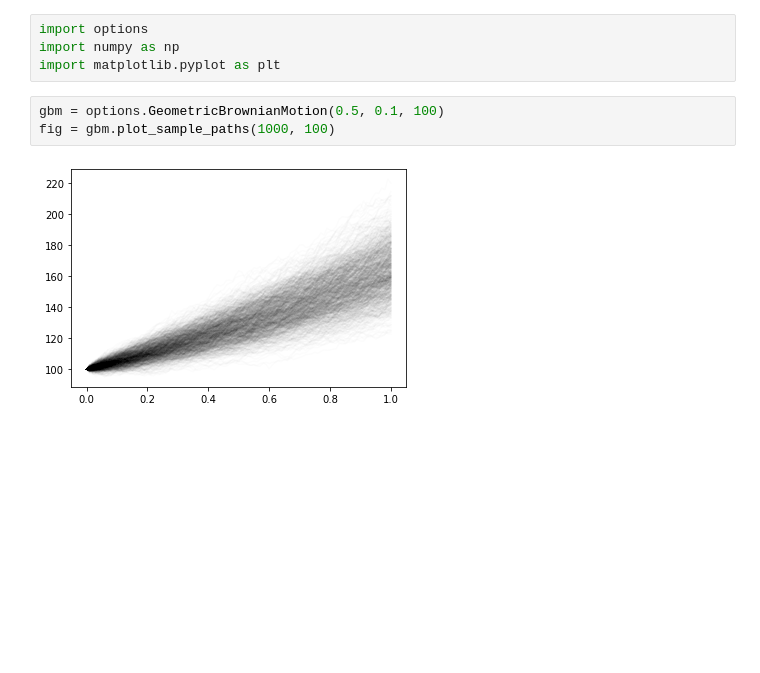
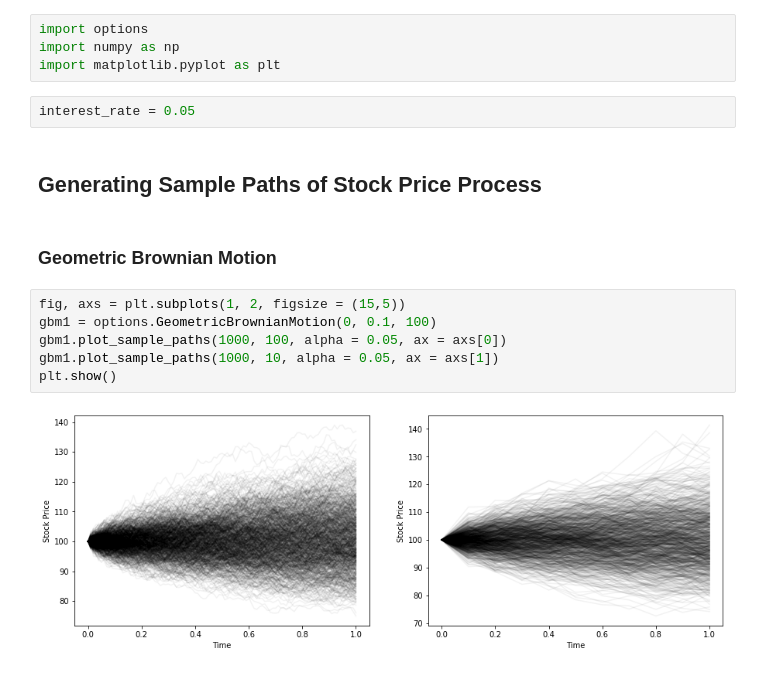
Before and after one commit to brennanmanning/Option-Pricing-Visualization, a Jupyter notebook: Example.ipynb, the cells around one changed output. Cells and saved outputs as stored; diff of their text form; blank space fills up the shorter version.

Commit message:
Added Examples for Options

```diff
--- a/Example.ipynb
+++ b/Example.ipynb
@@ -4,8 +4,17 @@
 import options
 import numpy as np
 import matplotlib.pyplot as plt
-# %%
-gbm = options.GeometricBrownianMotion(0.5, 0.1, 100)
-fig = gbm.plot_sample_paths(1000, 100)
-# %% [output]
-[figure, removed]
+# %%
+interest_rate = 0.05
+# %% [markdown]
+## Generating Sample Paths of Stock Price Process
+# %% [markdown]
+### Geometric Brownian Motion
+# %%
+fig, axs = plt.subplots(1, 2, figsize = (15,5))
+gbm1 = options.GeometricBrownianMotion(0, 0.1, 100)
+gbm1.plot_sample_paths(1000, 100, alpha = 0.05, ax = axs[0])
+gbm1.plot_sample_paths(1000, 10, alpha = 0.05, ax = axs[1])
+plt.show()
+# %% [output]
+[figure, added]
```
Also changed, not shown: parts of 25 cells of this notebook, 1 other file.
